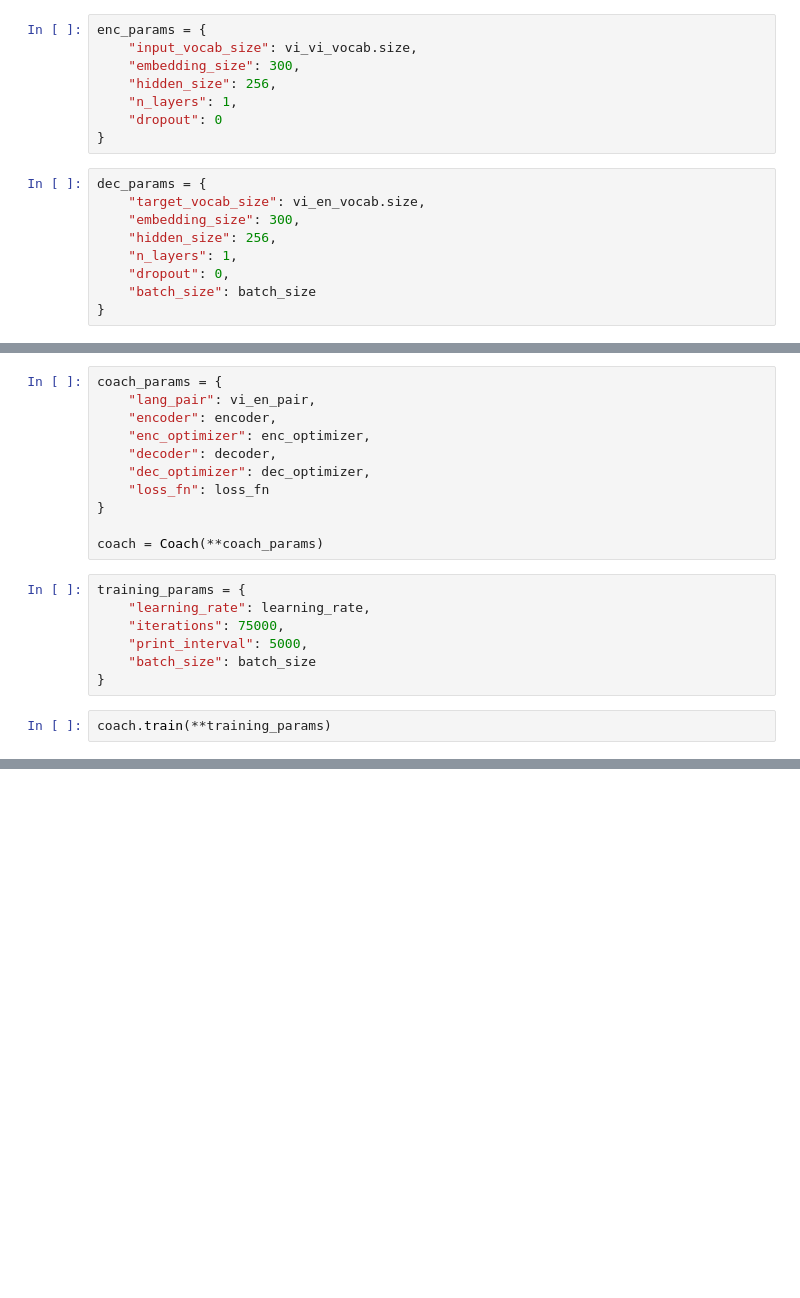
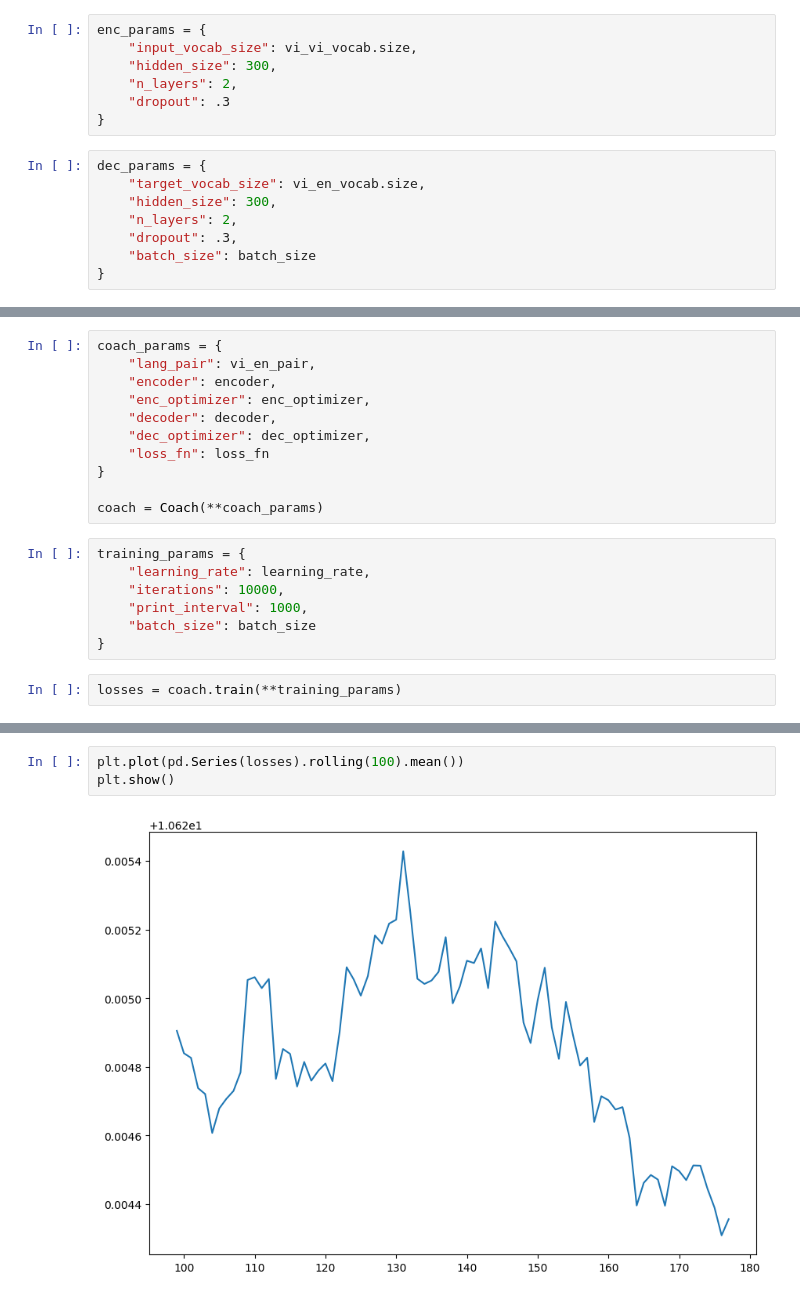
Before and after one commit to calebdre/nlp-final, a Jupyter notebook: train.ipynb, the cells around one changed output, grey strips where cells are left out. Cells and saved outputs as stored; diff of their text form; blank space fills up the shorter version.

```diff
--- a/train.ipynb
+++ b/train.ipynb
@@ -22,18 +26,16 @@ learning_rate = .1
 # %%
 enc_params = {
     "input_vocab_size": vi_vi_vocab.size,
-    "embedding_size": 300,
-    "hidden_size": 256,
-    "n_layers": 1,
-    "dropout": 0
+    "hidden_size": 300,
+    "n_layers": 2,
+    "dropout": .3
 }
 # %%
 dec_params = {
     "target_vocab_size": vi_en_vocab.size,
-    "embedding_size": 300,
-    "hidden_size": 256,
-    "n_layers": 1,
-    "dropout": 0,
+    "hidden_size": 300,
+    "n_layers": 2,
+    "dropout": .3,
     "batch_size": batch_size
 }
 # %%
@@ -57,10 +59,10 @@ coach = Coach(**coach_params)
 # %%
 training_params = {
     "learning_rate": learning_rate,
-    "iterations": 75000,
-    "print_interval": 5000,
+    "iterations": 10000,
+    "print_interval": 1000,
     "batch_size": batch_size
 }
 # %%
-coach.train(**training_params)
+losses = coach.train(**training_params)
 # %% [output]
@@ -68,0 +72,5 @@ KeyboardInterrupt:
+# %%
+plt.plot(pd.Series(losses).rolling(100).mean())
+plt.show()
+# %% [output]
+[figure, added]
```
Also changed, not shown: parts of 3 cells of this notebook, 4 other files.
